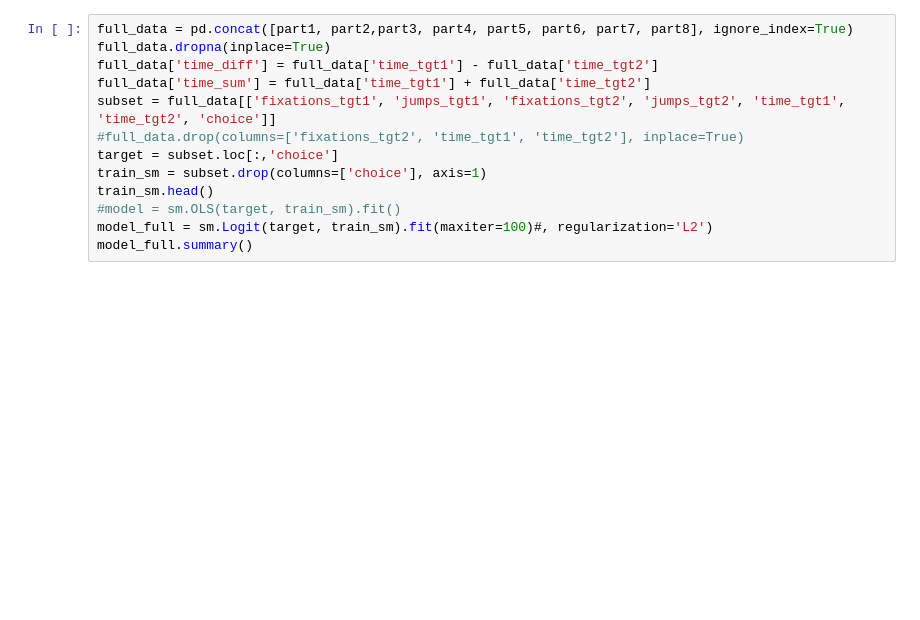
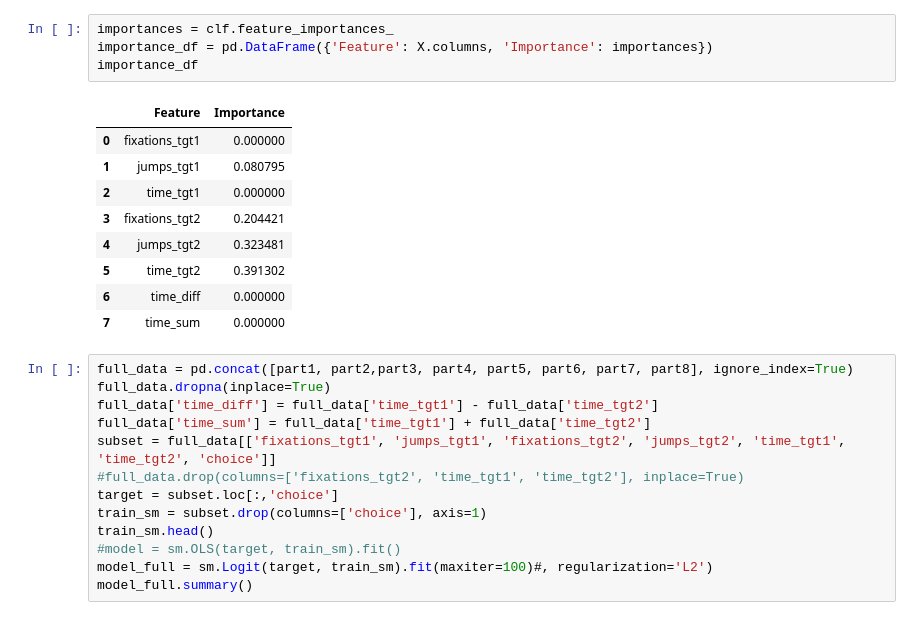
Before and after one commit to lack-of-purpose/et-mt-evaluation-project, a Jupyter notebook: process_gaze/analysis/model/model.ipynb, the cells around one changed output. Cells and saved outputs as stored; diff of their text form; blank space fills up the shorter version.

```diff
--- a/process_gaze/analysis/model/model.ipynb
+++ b/process_gaze/analysis/model/model.ipynb
@@ -49,3 +82,17 @@ Logit Regression Results
+# %%
+importances = clf.feature_importances_
+importance_df = pd.DataFrame({'Feature': X.columns, 'Importance': importances})
+importance_df
+# %% [output]
+|  | Feature | Importance |
+| 0 | fixations_tgt1 | 0.000000 |
+| 1 | jumps_tgt1 | 0.080795 |
+| 2 | time_tgt1 | 0.000000 |
+| 3 | fixations_tgt2 | 0.204421 |
+| 4 | jumps_tgt2 | 0.323481 |
+| 5 | time_tgt2 | 0.391302 |
+| 6 | time_diff | 0.000000 |
+| 7 | time_sum | 0.000000 |
 # %%
 full_data = pd.concat([part1, part2,part3, part4, part5, part6, part7, part8], ignore_index=True)
 full_data.dropna(inplace=True)
```
Also changed, not shown: parts of 4 cells of this notebook, 3 other files.
